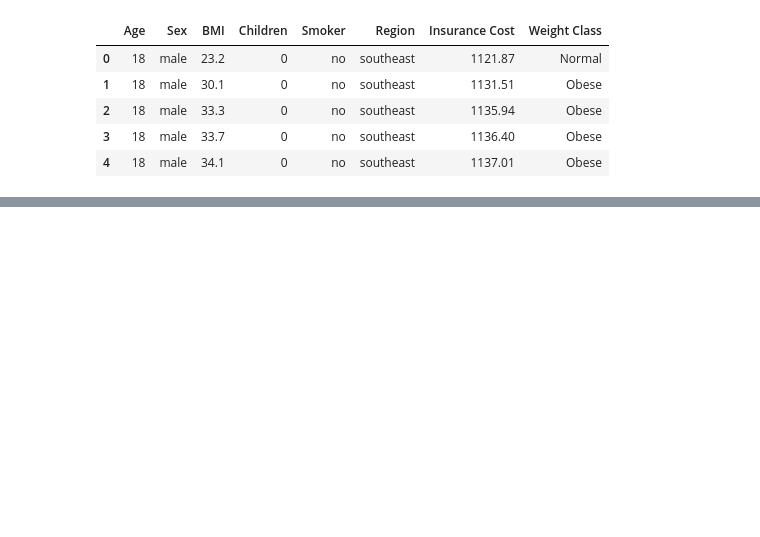
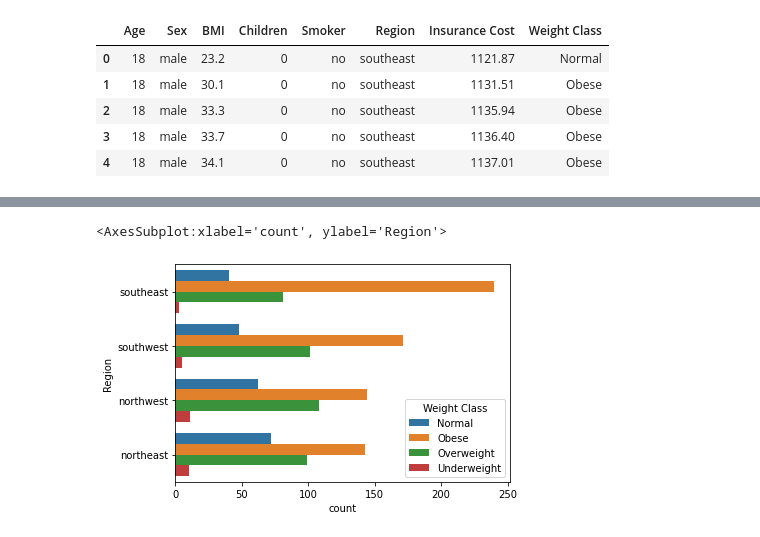
Before and after one commit to QuinnMarshal/course-project-group_1004, a Jupyter notebook: analysis/Sarvagya/milestone2.ipynb, the cells around one changed output, grey strips where cells are left out. Saved outputs shown, nothing was run; the diff lists cells and outputs as text; code cells hidden in the pictures; blank space fills up the shorter version.

```diff
--- a/analysis/Sarvagya/milestone2.ipynb
+++ b/analysis/Sarvagya/milestone2.ipynb
@@ -14,0 +35,8 @@ insurance_cleaned.head()
+# %%
+# We can see that the majority of the people fall under the "Overweight" or "Obese" category.
+# This makes me wonder which region has the highest amount of "Overweight" or "Obese" people and which region comparatively has the healthiest people in terms of BMI.
+
+sns.countplot(y = "Region", hue = "Weight Class", data = insurance_cleaned)
+# %% [output]
+<AxesSubplot:xlabel='count', ylabel='Region'>
+[figure, added]
```
Also changed, not shown: parts of 7 cells of this notebook.
